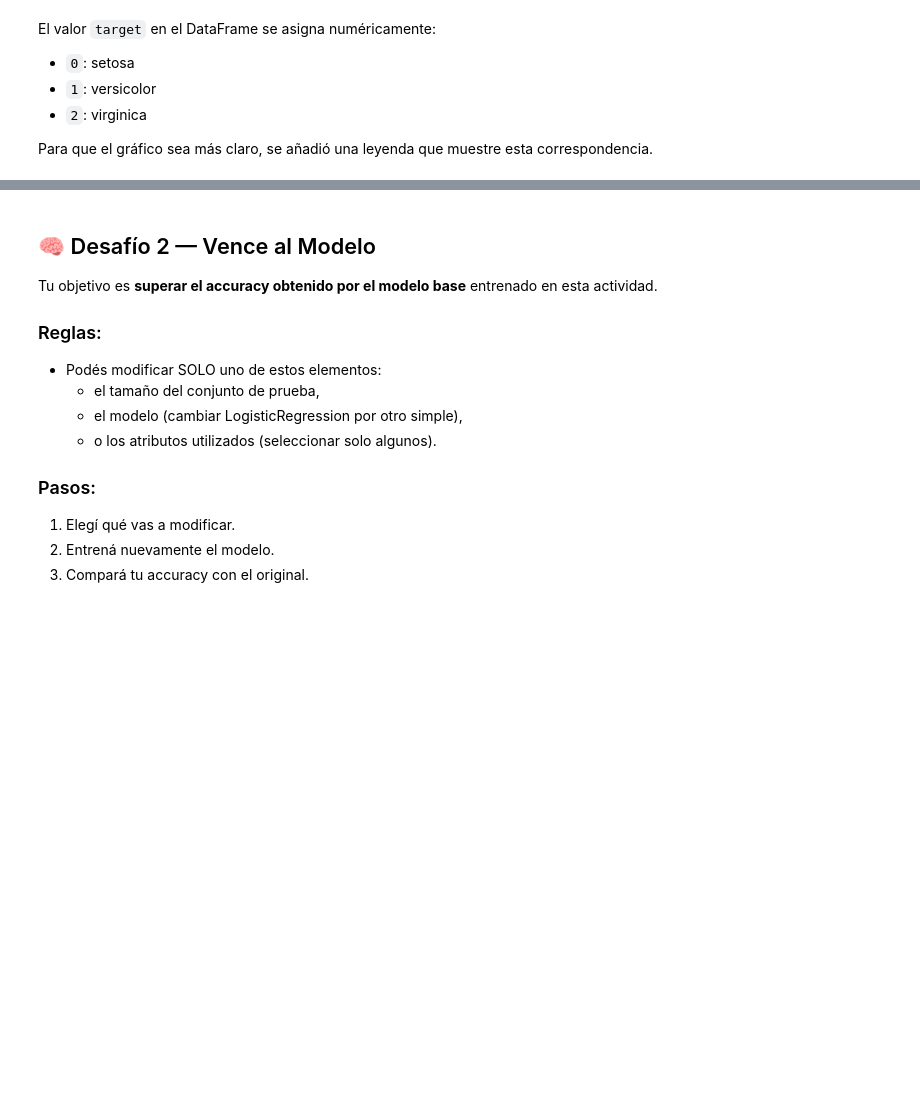
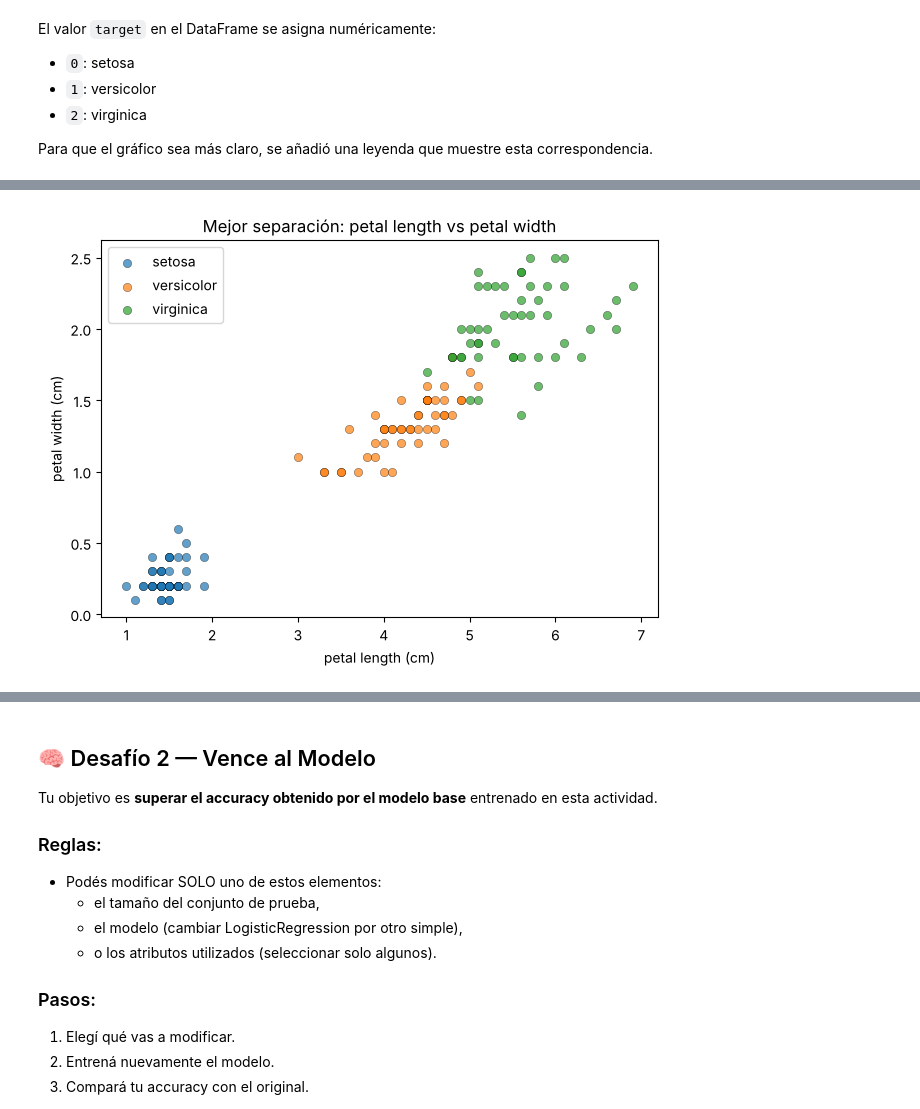
Before and after one commit to Enz003/ia-9no-semestre, a Jupyter notebook: notebooks/tarea-a5/Clase_Práctica_Aprendizaje_Automático.ipynb, the cells around one changed output, grey strips where cells are left out. Cells and saved outputs as stored; diff of their text form; code cells hidden in the pictures; blank space fills up the shorter version.

```diff
--- a/notebooks/tarea-a5/Clase_Práctica_Aprendizaje_Automático.ipynb
+++ b/notebooks/tarea-a5/Clase_Práctica_Aprendizaje_Automático.ipynb
@@ -113,0 +217,17 @@ Para que el gráfico sea más claro, se añadió una leyenda que muestre esta co
+# %%
+from sklearn.model_selection import cross_val_score, StratifiedKFold
+
+cv10 = StratifiedKFold(n_splits=10, shuffle=True, random_state=42)
+filas = []
+for a, b in pares:
+    Xp = X[:, [a, b]]
+    fila = {'atributos': f'{features[a]} + {features[b]}',
+            'accuracy 3 clases': cross_val_score(LogisticRegression(max_iter=1000), Xp, y, cv=cv10).mean()}
+    for i, nombre in enumerate(data.target_names):
+        # clase i contra el resto
+        fila[f'{nombre} vs resto'] = cross_val_score(LogisticRegression(max_iter=1000),
+                                                     Xp, (y == i).astype(int), cv=cv10).mean()
+    filas.append(fila)
+
+separabilidad = pd.DataFrame(filas).sort_values('accuracy 3 clases', ascending=False)
+separabilidad.round(3)
@@ -113,0 +242,15 @@ Para que el gráfico sea más claro, se añadió una leyenda que muestre esta co
+# %%
+# Mejor pareja: largo y ancho del pétalo
+a, b = 2, 3
+for i, target_name in enumerate(data.target_names):
+    mask = df['target'] == i
+    plt.scatter(df.loc[mask, features[a]], df.loc[mask, features[b]],
+                label=target_name, alpha=0.7, edgecolor='k', linewidth=0.3)
+plt.xlabel(features[a])
+plt.ylabel(features[b])
+plt.title('Mejor separación: petal length vs petal width')
+plt.legend()
+plt.tight_layout()
+plt.show()
+# %% [output]
+[figure, added]
```
Also changed, not shown: parts of 14 cells of this notebook.
